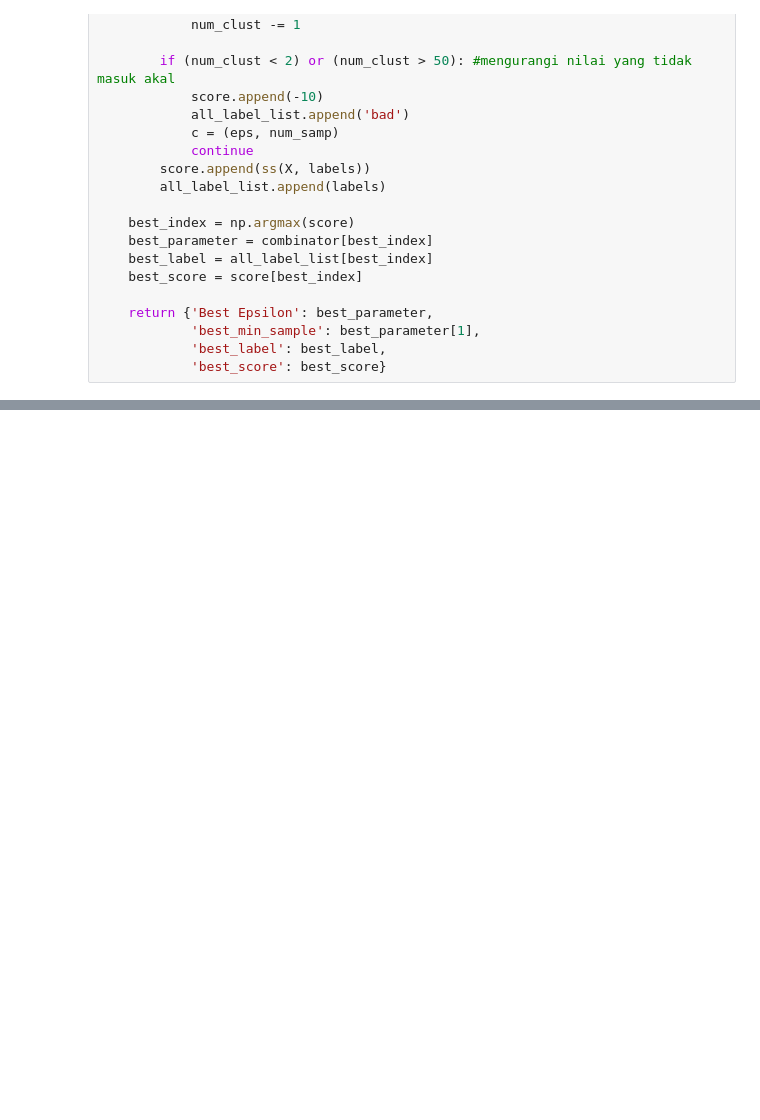
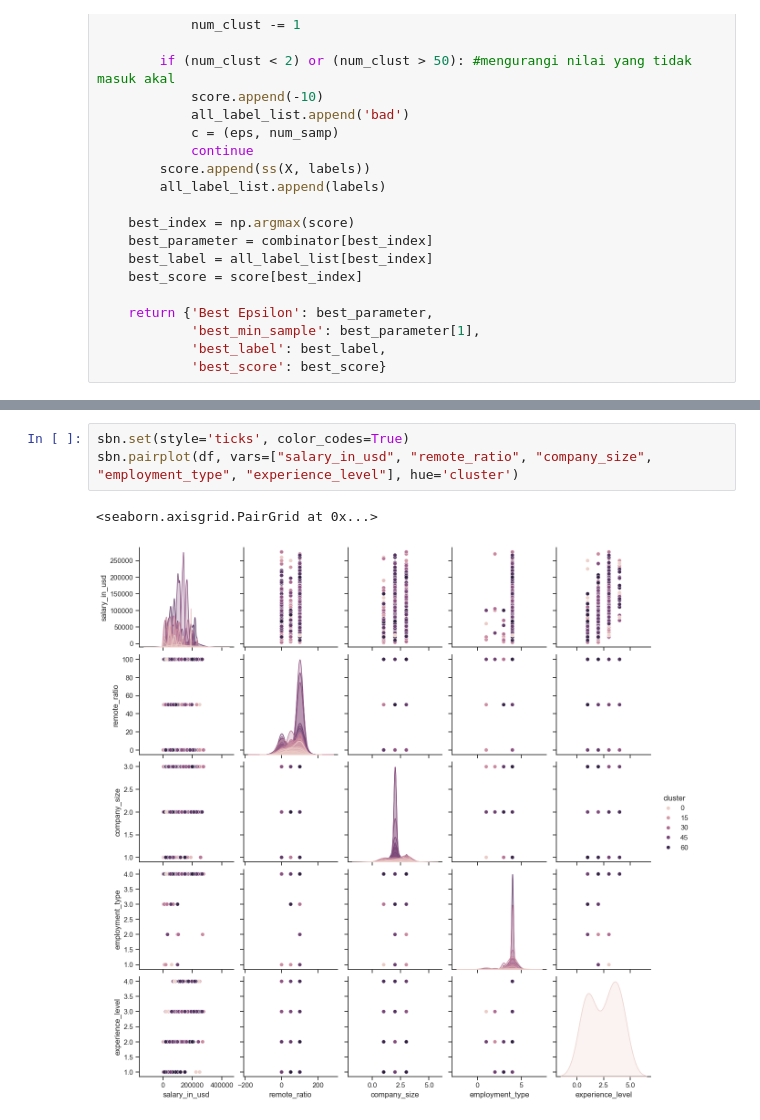
Before and after one commit to Huar7/EDA-soft-Potato, a Jupyter notebook: Finale/main 3.ipynb, the cells around one changed output, grey strips where cells are left out. Drawn from its saved outputs; the diff is of its cells as text; blank space fills up the shorter version.

```diff
--- a/Finale/main 3.ipynb
+++ b/Finale/main 3.ipynb
@@ -368,0 +400,6 @@ g.tick_params(axis="x", rotation=270)
+# %%
+sbn.set(style='ticks', color_codes=True)
+sbn.pairplot(df, vars=["salary_in_usd", "remote_ratio", "company_size", "employment_type", "experience_level"], hue='cluster')
+# %% [output]
+<seaborn.axisgrid.PairGrid at 0x...>
+[figure, added]
```
Also changed, not shown: parts of 19 cells of this notebook, 2 other files.
